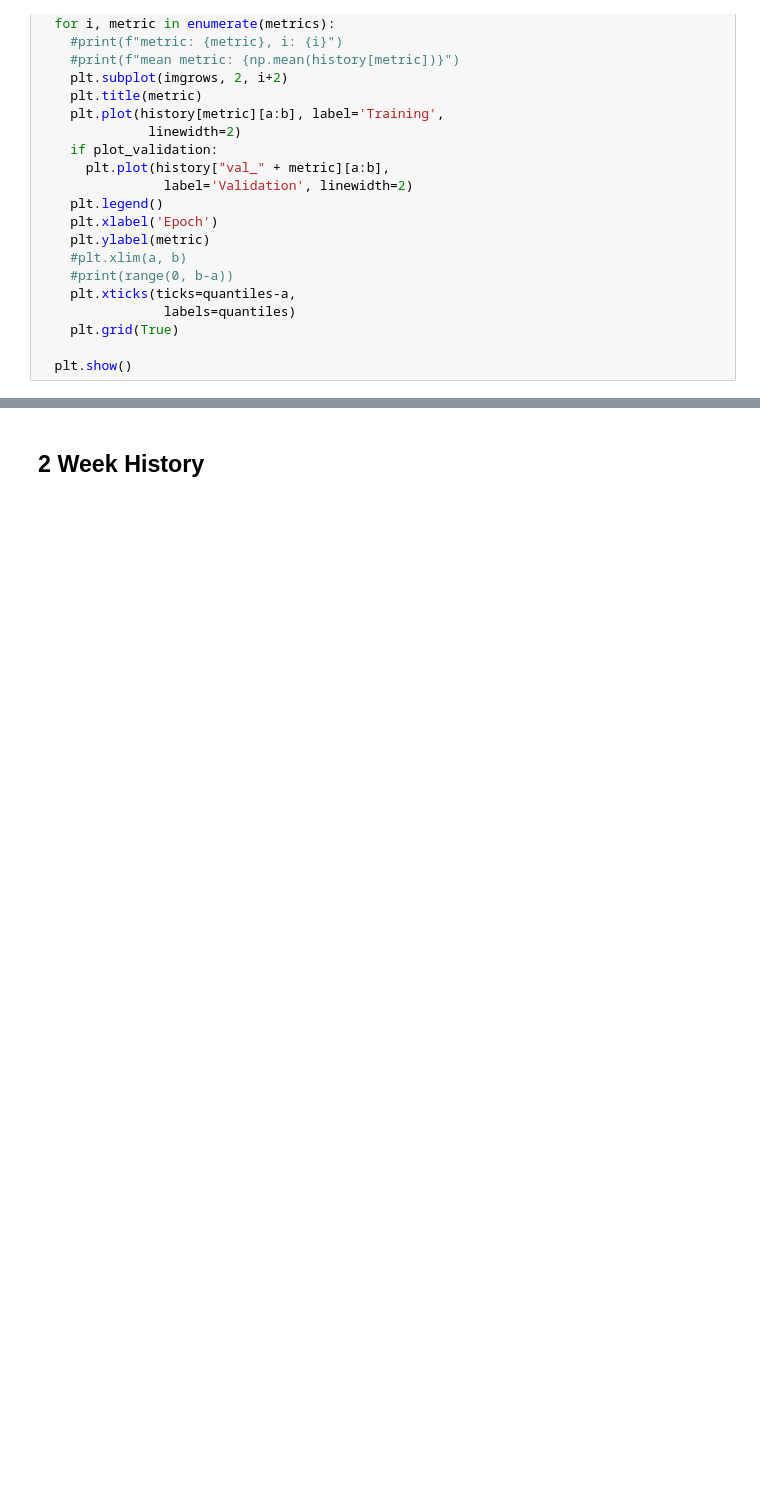
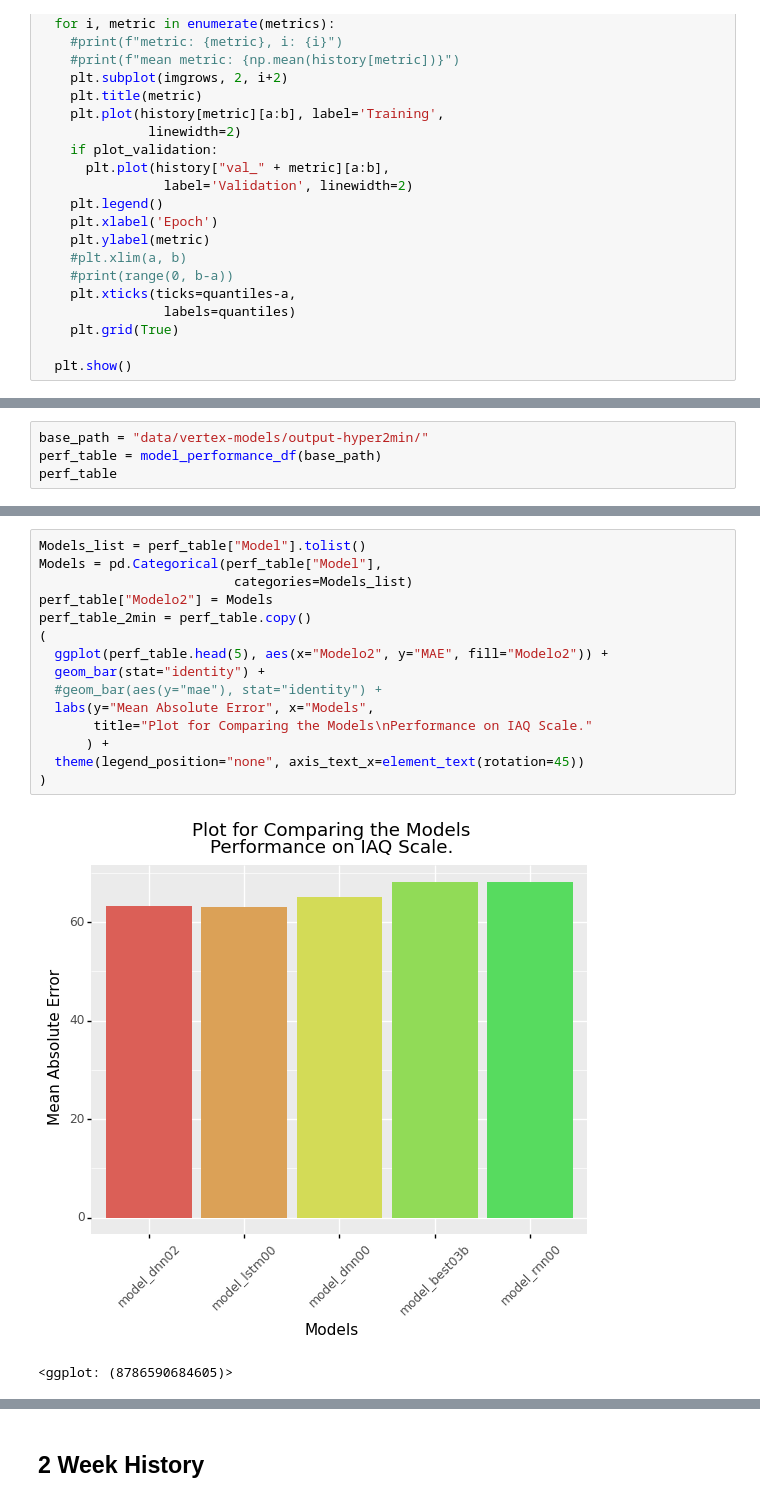
Before and after one commit to philwebsurfer/dlfinal, a Jupyter notebook: paper07_model_comparison.ipynb, the cells around one changed output, grey strips where cells are left out. Cells and saved outputs as stored; diff of their text form; blank space fills up the shorter version.

```diff
--- a/paper07_model_comparison.ipynb
+++ b/paper07_model_comparison.ipynb
@@ -218,0 +226,4 @@ for i, model in enumerate(perf_table["Model"]):
+# %%
+base_path = "data/vertex-models/output-hyper2min/"
+perf_table = model_performance_df(base_path)
+perf_table
@@ -218,0 +248,18 @@ for i, model in enumerate(perf_table["Model"]):
+# %%
+Models_list = perf_table["Model"].tolist()
+Models = pd.Categorical(perf_table["Model"],
+                         categories=Models_list)
+perf_table["Modelo2"] = Models
+perf_table_2min = perf_table.copy()
+(
+  ggplot(perf_table.head(5), aes(x="Modelo2", y="MAE", fill="Modelo2")) +
+  geom_bar(stat="identity") +
+  #geom_bar(aes(y="mae"), stat="identity") +
+  labs(y="Mean Absolute Error", x="Models",
+       title="Plot for Comparing the Models\nPerformance on IAQ Scale."
+      ) +
+  theme(legend_position="none", axis_text_x=element_text(rotation=45))
+)
+# %% [output]
+[figure, added]
+<ggplot: (8786590684605)>
```
Also changed, not shown: parts of 22 cells of this notebook, 2 other files.
